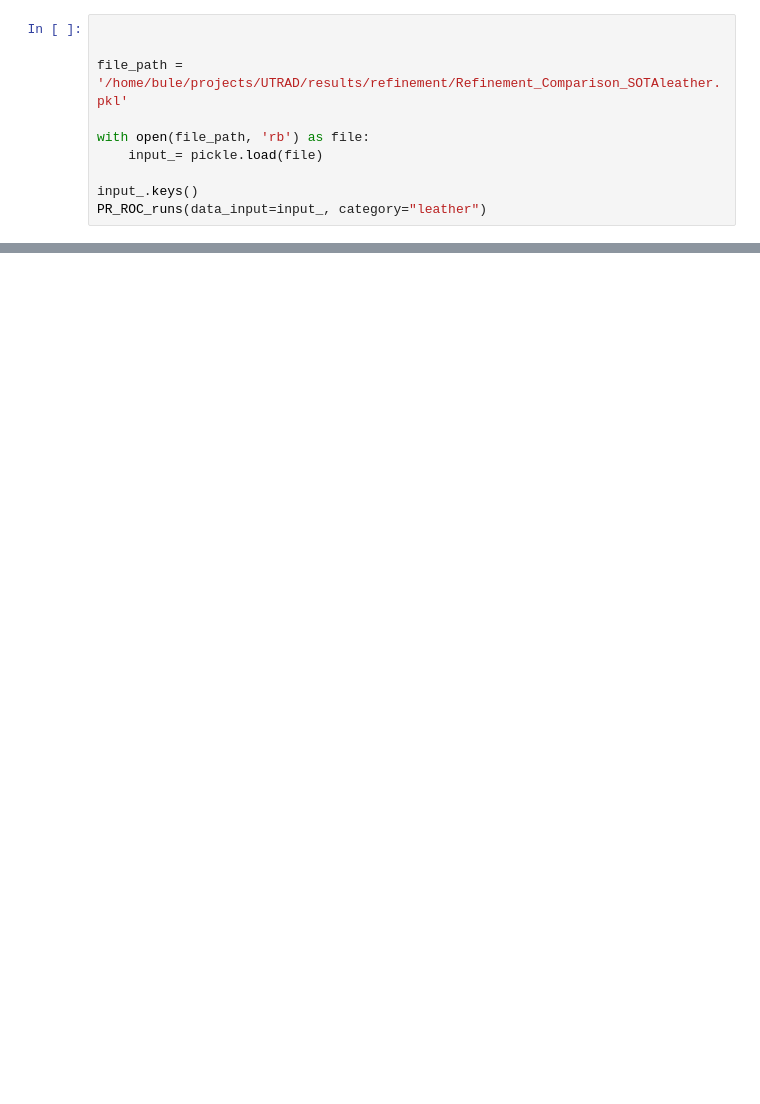
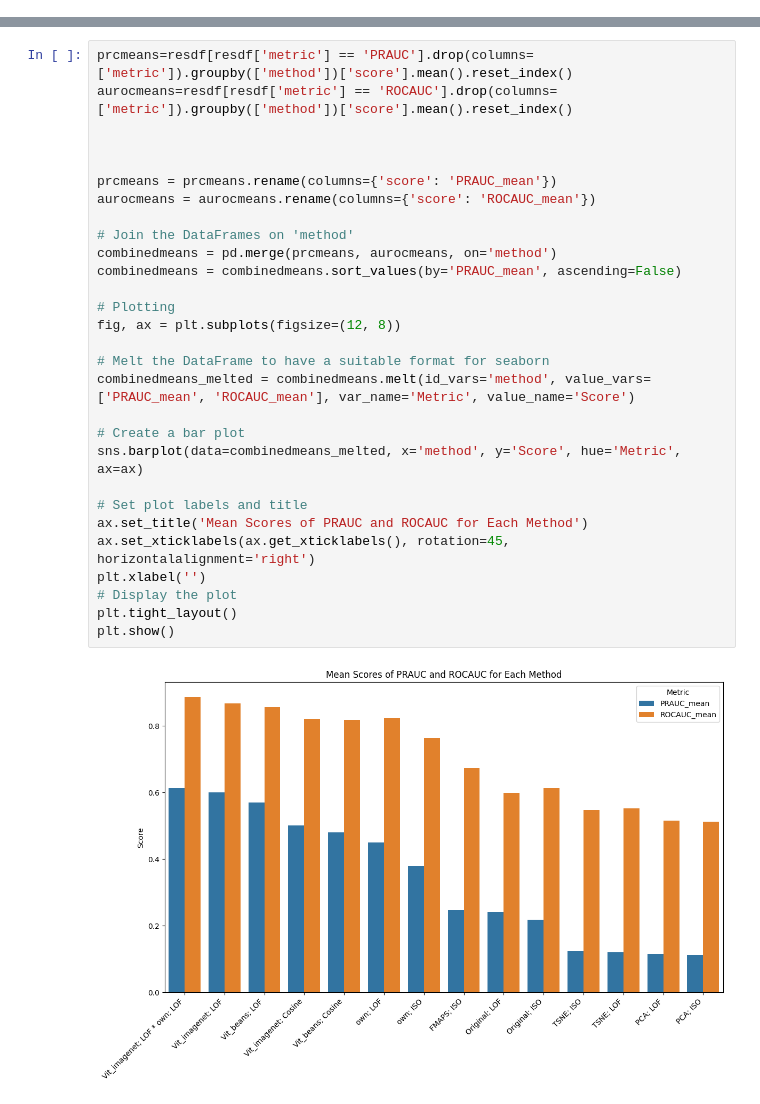
Before and after one commit to buehlpa/UTRAD, a Jupyter notebook: inspect_refinement_fwise.ipynb, the cells around one changed output, grey strips where cells are left out. Drawn from its saved outputs; the diff is of its cells as text; blank space fills up the shorter version.

```diff
--- a/inspect_refinement_fwise.ipynb
+++ b/inspect_refinement_fwise.ipynb
@@ -545,10 +566,0 @@ Vit_beans; Cosine
-# %%
-
-
-file_path = '/home/bule/projects/UTRAD/results/refinement/Refinement_Comparison_SOTAleather.pkl'
-
-with open(file_path, 'rb') as file:
-    input_= pickle.load(file)
-
-input_.keys()
-PR_ROC_runs(data_input=input_, category="leather")
@@ -559,0 +874,31 @@ ValueError: zero-size array to reduction operation maximum which has no identity
+# %%
+prcmeans=resdf[resdf['metric'] == 'PRAUC'].drop(columns=['metric']).groupby(['method'])['score'].mean().reset_index()
+aurocmeans=resdf[resdf['metric'] == 'ROCAUC'].drop(columns=['metric']).groupby(['method'])['score'].mean().reset_index()
+
+
+
+prcmeans = prcmeans.rename(columns={'score': 'PRAUC_mean'})
+aurocmeans = aurocmeans.rename(columns={'score': 'ROCAUC_mean'})
+
+# Join the DataFrames on 'method'
+combinedmeans = pd.merge(prcmeans, aurocmeans, on='method')
+combinedmeans = combinedmeans.sort_values(by='PRAUC_mean', ascending=False)
+
+# Plotting
+fig, ax = plt.subplots(figsize=(12, 8))
+
+# Melt the DataFrame to have a suitable format for seaborn
+combinedmeans_melted = combinedmeans.melt(id_vars='method', value_vars=['PRAUC_mean', 'ROCAUC_mean'], var_name='Metric', value_name='Score')
+
+# Create a bar plot
+sns.barplot(data=combinedmeans_melted, x='method', y='Score', hue='Metric', ax=ax)
+
+# Set plot labels and title
+ax.set_title('Mean Scores of PRAUC and ROCAUC for Each Method')
+ax.set_xticklabels(ax.get_xticklabels(), rotation=45, horizontalalignment='right')
+plt.xlabel('')
+# Display the plot
+plt.tight_layout()
+plt.show()
+# %% [output]
+[figure, added]
```
Also changed, not shown: parts of 7 cells of this notebook, 3 other files.
